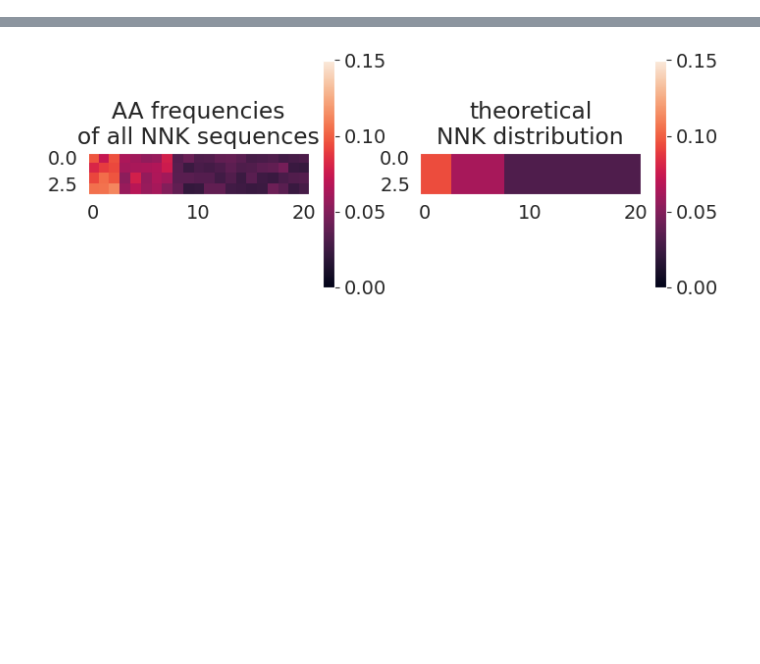
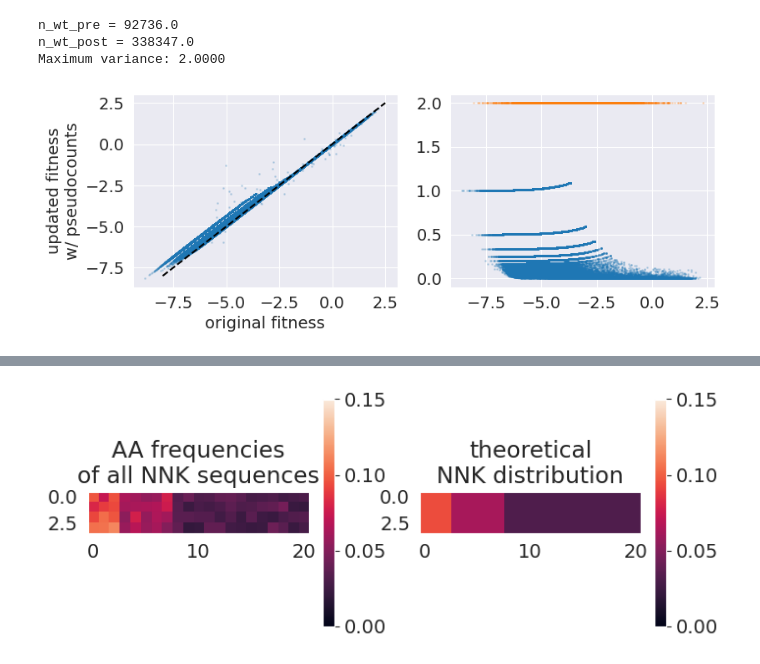
Before and after one commit to clarafy/design-algorithm-selection, a Jupyter notebook: notebooks/gb1-022023.ipynb, the cells around one changed output, grey strips where cells are left out. Cells and saved outputs as stored; diff of their text form; code cells hidden in the pictures; blank space fills up the shorter version.

```diff
--- a/notebooks/gb1-022023.ipynb
+++ b/notebooks/gb1-022023.ipynb
@@ -36,0 +37,37 @@ To enable the following instructions: AVX2 AVX512F FMA, in other operations, reb
+# %%
+df = pd.read_csv('../data/elife-16965-supp1-v4.csv')
+origfit_n = df['Fitness'].to_numpy()
+
+wt_str = 'VDGV'
+n_wt_post = df[df['Variants'] == wt_str]['Count selected'].item() + 1
+n_wt_pre = df[df['Variants'] == wt_str]['Count input'].item() + 1
+print('n_wt_pre = {}\nn_wt_post = {}'.format(n_wt_pre, n_wt_post))
+
+# rows 0 through 149360 inclusive have counts
+n_rows_with_counts = 149361
+n_post = df['Count selected'].to_numpy()[: n_rows_with_counts] + 1
+n_pre = df['Count input'].to_numpy()[: n_rows_with_counts] + 1
+logfit_n = np.log(n_post / n_pre) - np.log(n_wt_post / n_wt_pre)
+var_n = (1 / n_post) * (1 - (n_post / n_wt_post)) + (1 / n_pre) * (1 - (n_pre / n_wt_pre))
+
+plt.figure(figsize=(9, 3))
+plt.subplot(121)
+plt.scatter(np.log(origfit_n[: n_rows_with_counts]), logfit_n, s=1, alpha=0.2);
+plt.plot([-8, 2.5], [-8, 2.5], '--k');
+plt.xlabel('original fitness');
+plt.ylabel('updated fitness\nw/ pseudocounts')
+
+plt.subplot(122)
+plt.scatter(logfit_n, var_n, s=1, alpha=0.2);
+
+# impute maximum variance for imputed fitness values
+var_max = (1 / 1) * (1 - (1 / n_wt_post)) + (1 / 1) * (1 - (1 / n_wt_pre))
+print('Maximum variance: {:.4f}'.format(var_max))
+var_n = np.hstack([var_n, var_max * np.ones([160000 - n_rows_with_counts])])
+logfit_n = np.hstack([logfit_n, np.log(origfit_n[n_rows_with_counts :])])
+plt.scatter(logfit_n[n_rows_with_counts :], var_n[n_rows_with_counts :], s=1, alpha=0.2);
+# %% [output]
+n_wt_pre = 92736.0
+n_wt_post = 338347.0
+Maximum variance: 2.0000
+[figure, added]
```
Also changed, not shown: parts of 20 cells of this notebook, 3 other files.
